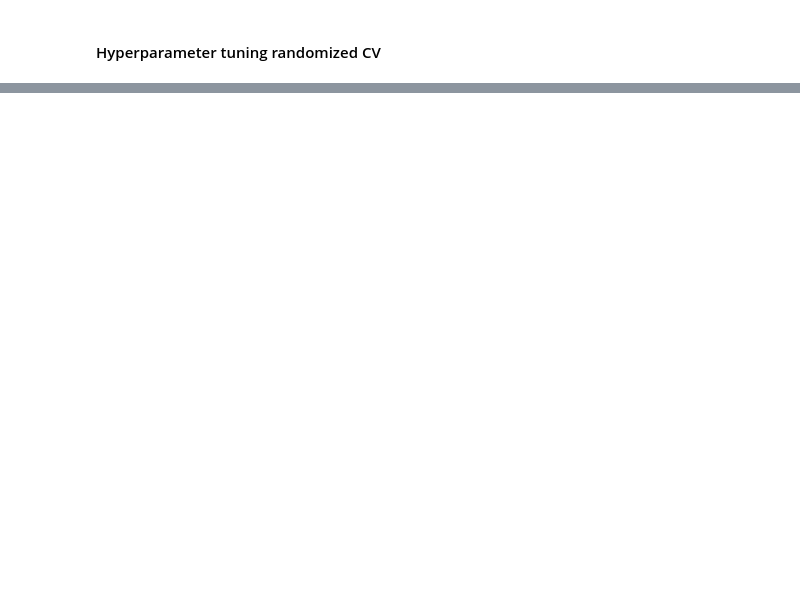
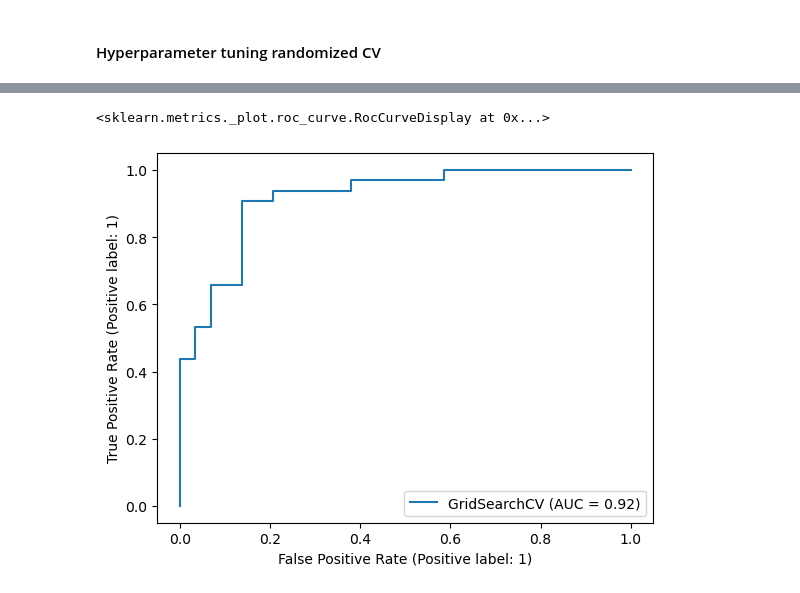
Before and after one commit to cyblogerz/Heart-disease-prediction, a Jupyter notebook: prediction.ipynb, the cells around one changed output, grey strips where cells are left out. Drawn from its saved outputs; the diff is of its cells as text; code cells hidden in the pictures; blank space fills up the shorter version.

```diff
--- a/prediction.ipynb
+++ b/prediction.ipynb
@@ -456 +470,8 @@ rf_grid = {"n_estimators":np.arange(10,1000,50),"max_depth":[None,3,5,10],
 }
+# %%
+#Using randomized search CV
+#Tune logistic regression
+np.random.seed(42)
+
+rand_search_log_reg = RandomizedSearchCV(LogisticRegression(),param_distributions=log_reg_grid,cv = 5,n_iter= 20,verbose=True)#It is going to cross validate 5 times for 20 regs
+rand_search_log_reg.fit(X_train,y_train)
@@ -456,0 +496,4 @@ rf_grid = {"n_estimators":np.arange(10,1000,50),"max_depth":[None,3,5,10],
+# %%
+np.random.seed(42)
+rand_forest_log_reg = RandomizedSearchCV(RandomForestClassifier(),param_distributions=rf_grid,cv = 5, n_iter=20,verbose = True)
+rand_forest_log_reg.fit(X_train,y_train)
@@ -456,0 +582,6 @@ rf_grid = {"n_estimators":np.arange(10,1000,50),"max_depth":[None,3,5,10],
+# %%
+#Roc curve
+plot_roc_curve(gs_log_reg,X_test,y_test)
+# %% [output]
+<sklearn.metrics._plot.roc_curve.RocCurveDisplay at 0x...>
+[figure, added]
```
Also changed, not shown: parts of 34 cells of this notebook.
